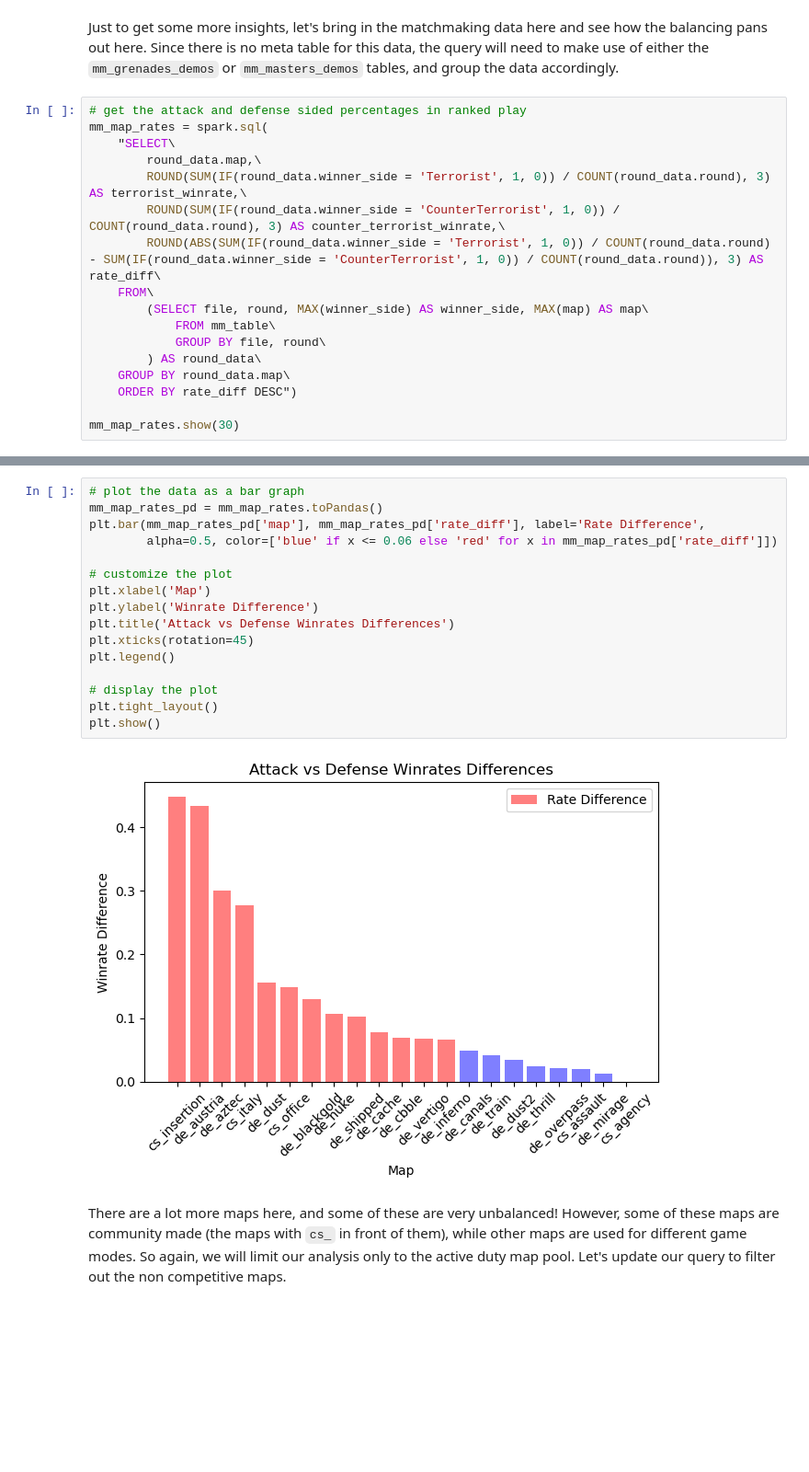
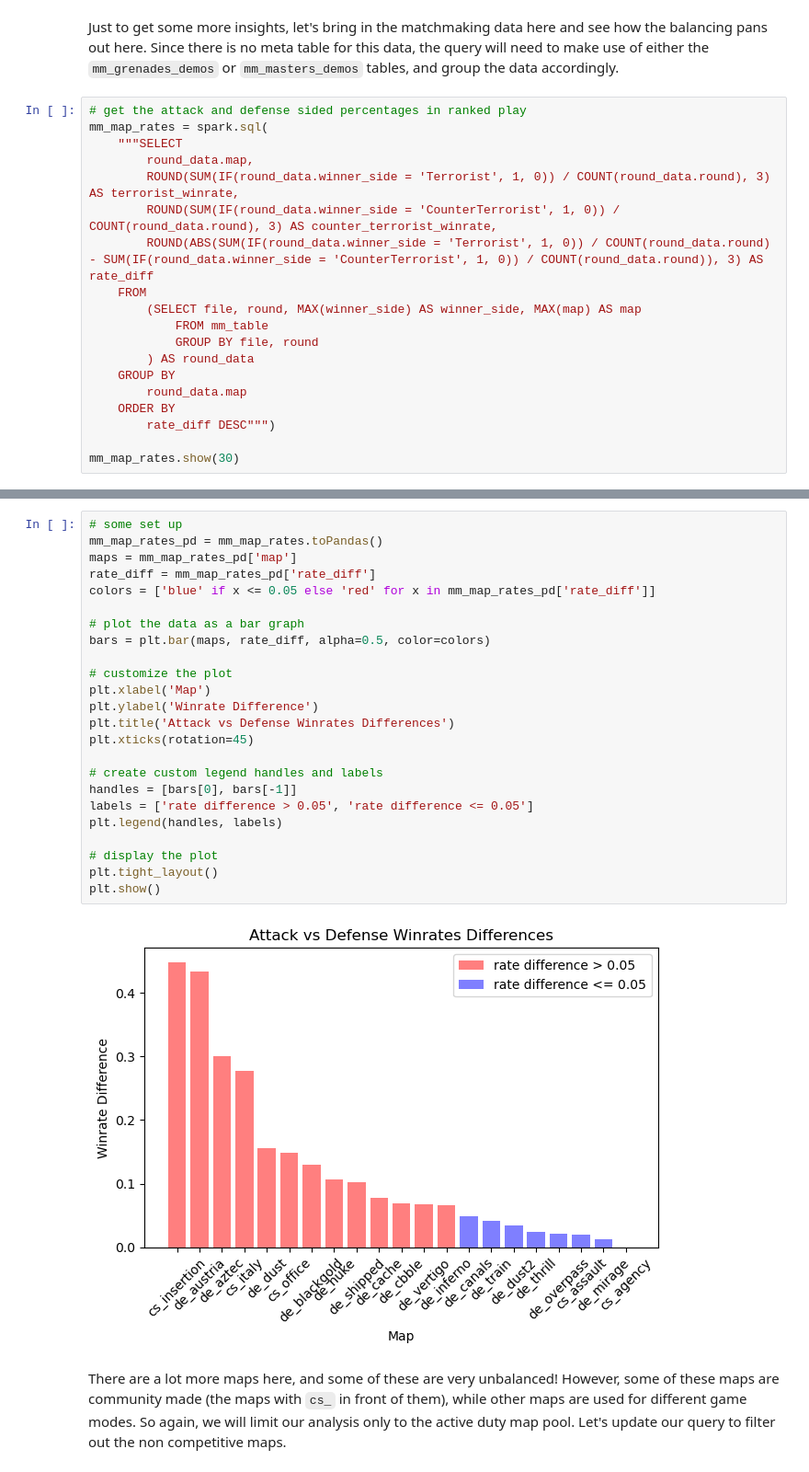
Before and after one commit to ashleyradford/spark-analysis, a Jupyter notebook: csgo_analysis.ipynb, the cells around one changed output, grey strips where cells are left out. Shown at 92% size. Cells and saved outputs as stored; diff of their text form; blank space fills up the shorter version.

```diff
--- a/csgo_analysis.ipynb
+++ b/csgo_analysis.ipynb
@@ -960,18 +981,20 @@ Just to get some more insights, let's bring in the matchmaking data here and see
 # %%
 # get the attack and defense sided percentages in ranked play
 mm_map_rates = spark.sql(
-    "SELECT\
-        round_data.map,\
-        ROUND(SUM(IF(round_data.winner_side = 'Terrorist', 1, 0)) / COUNT(round_data.round), 3) AS terrorist_winrate,\
-        ROUND(SUM(IF(round_data.winner_side = 'CounterTerrorist', 1, 0)) / COUNT(round_data.round), 3) AS counter_terrorist_winrate,\
-        ROUND(ABS(SUM(IF(round_data.winner_side = 'Terrorist', 1, 0)) / COUNT(round_data.round) - SUM(IF(round_data.winner_side = 'CounterTerrorist', 1, 0)) / COUNT(round_data.round)), 3) AS rate_diff\
-    FROM\
-        (SELECT file, round, MAX(winner_side) AS winner_side, MAX(map) AS map\
-            FROM mm_table\
-            GROUP BY file, round\
-        ) AS round_data\
-    GROUP BY round_data.map\
-    ORDER BY rate_diff DESC")
+    """SELECT
+        round_data.map,
+        ROUND(SUM(IF(round_data.winner_side = 'Terrorist', 1, 0)) / COUNT(round_data.round), 3) AS terrorist_winrate,
+        ROUND(SUM(IF(round_data.winner_side = 'CounterTerrorist', 1, 0)) / COUNT(round_data.round), 3) AS counter_terrorist_winrate,
+        ROUND(ABS(SUM(IF(round_data.winner_side = 'Terrorist', 1, 0)) / COUNT(round_data.round) - SUM(IF(round_data.winner_side = 'CounterTerrorist', 1, 0)) / COUNT(round_data.round)), 3) AS rate_diff
+    FROM
+        (SELECT file, round, MAX(winner_side) AS winner_side, MAX(map) AS map
+            FROM mm_table
+            GROUP BY file, round
+        ) AS round_data
+    GROUP BY
+        round_data.map
+    ORDER BY
+        rate_diff DESC""")
 
 mm_map_rates.show(30)
 # %% [output]
@@ -994,23 +1017,31 @@ mm_map_rates.show(30)
 |   cs_agency|              0.5|                      0.5|      0.0|
 +------------+-----------------+-------------------------+---------+
 # %%
+# some set up
+mm_map_rates_pd = mm_map_rates.toPandas()
+maps = mm_map_rates_pd['map']
+rate_diff = mm_map_rates_pd['rate_diff']
+colors = ['blue' if x <= 0.05 else 'red' for x in mm_map_rates_pd['rate_diff']]
+
 # plot the data as a bar graph
-mm_map_rates_pd = mm_map_rates.toPandas()
-plt.bar(mm_map_rates_pd['map'], mm_map_rates_pd['rate_diff'], label='Rate Difference',
-        alpha=0.5, color=['blue' if x <= 0.06 else 'red' for x in mm_map_rates_pd['rate_diff']])
+bars = plt.bar(maps, rate_diff, alpha=0.5, color=colors)
 
 # customize the plot
 plt.xlabel('Map')
 plt.ylabel('Winrate Difference')
 plt.title('Attack vs Defense Winrates Differences')
 plt.xticks(rotation=45)
-plt.legend()
+
+# create custom legend handles and labels
+handles = [bars[0], bars[-1]]
+labels = ['rate difference > 0.05', 'rate difference <= 0.05']
+plt.legend(handles, labels)
 
 # display the plot
 plt.tight_layout()
 plt.show()
 # %% [output]
-[figure, old version]
+[figure, new version]
 # %% [markdown]
 There are a lot more maps here, and some of these are very unbalanced! However, some of these maps are community made (the maps with `cs_` in front of them), while other maps are used for different game modes. So again, we will limit our analysis only to the active duty map pool. Let's update our query to filter out the non competitive maps.
 # %%
```
Also changed, not shown: parts of 45 cells of this notebook.
